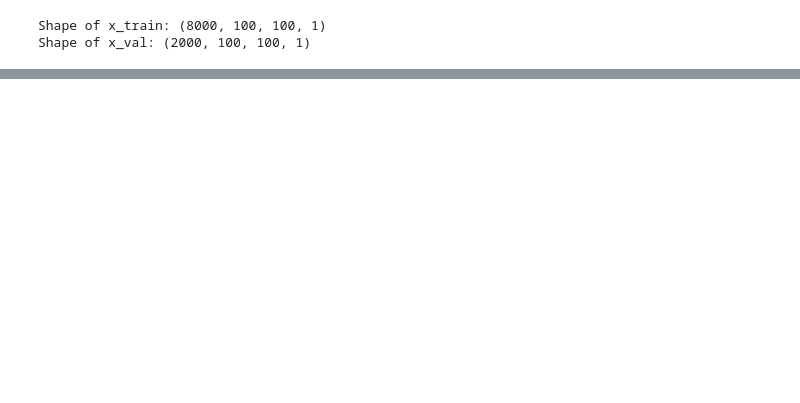
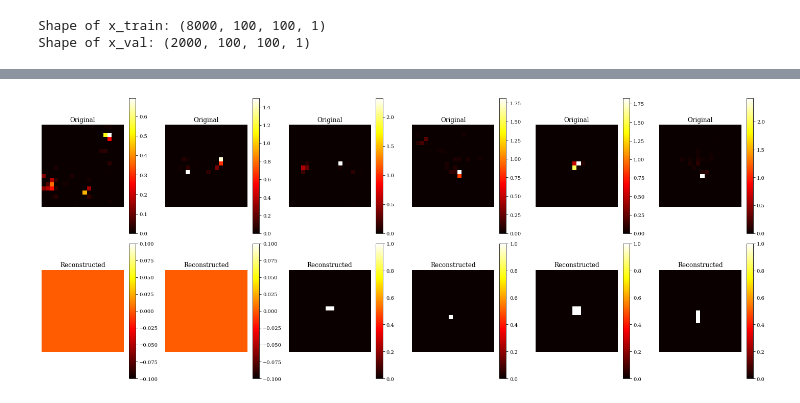
Before and after one commit to raj2022/SSI_Projects, a Jupyter notebook: project_SSI/Auto Encoder(AE).ipynb, the cells around one changed output, grey strips where cells are left out. Cells and saved outputs as stored; diff of their text form; code cells hidden in the pictures; blank space fills up the shorter version.

```diff
--- a/project_SSI/Auto Encoder(AE).ipynb
+++ b/project_SSI/Auto Encoder(AE).ipynb
@@ -341,0 +366,33 @@ plt.show()
+# %%
+# Create a figure with a white background
+plt.figure(figsize=(20, 8), facecolor='white')
+
+# Visualize original and reconstructed images
+n_images = 6  # Number of images to visualize
+for i in range(n_images):
+    # Original image
+    ax = plt.subplot(2, n_images, i + 1)
+    plt.imshow(x_val[i].squeeze(), cmap='hot', extent=[0, 100, 0, 100])  # Use the 'hot' colormap
+    plt.title('Original')
+    plt.axis('off')
+    plt.colorbar()  # Add color bar
+    # Set the limits of the x and y axes for the zoomed-in view
+    plt.xlim(40, 60)  # Adjust these values to focus on the region you want
+    plt.ylim(40, 60)
+
+    # Reconstructed image
+    ax = plt.subplot(2, n_images, i + 1 + n_images)
+    reconstructed_img = autoencoder.predict(np.expand_dims(x_val[i], axis=0))
+    plt.imshow(reconstructed_img.squeeze(), cmap='hot', extent=[0, 100, 0, 100])  # Use the 'hot' colormap
+    plt.title('Reconstructed')
+    plt.axis('off')
+    plt.colorbar()  # Add color bar
+
+    # Set the limits of the x and y axes for the zoomed-in view
+    plt.xlim(40, 60)  # Adjust these values to focus on the region you want
+    plt.ylim(40, 60)
+
+plt.tight_layout()
+plt.show()
+# %% [output]
+[figure, added]
```
Also changed, not shown: parts of 9 cells of this notebook, 1 other file.
